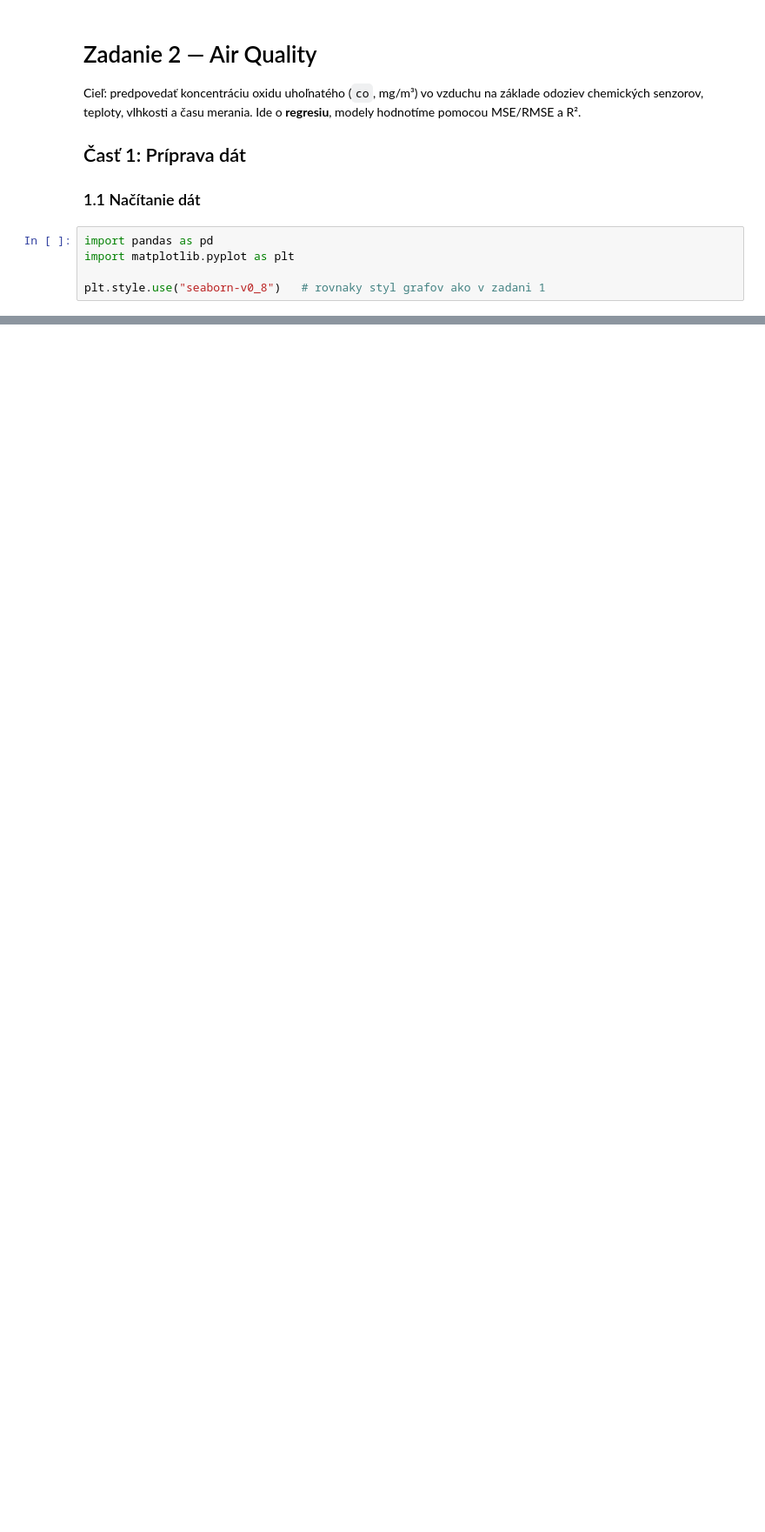
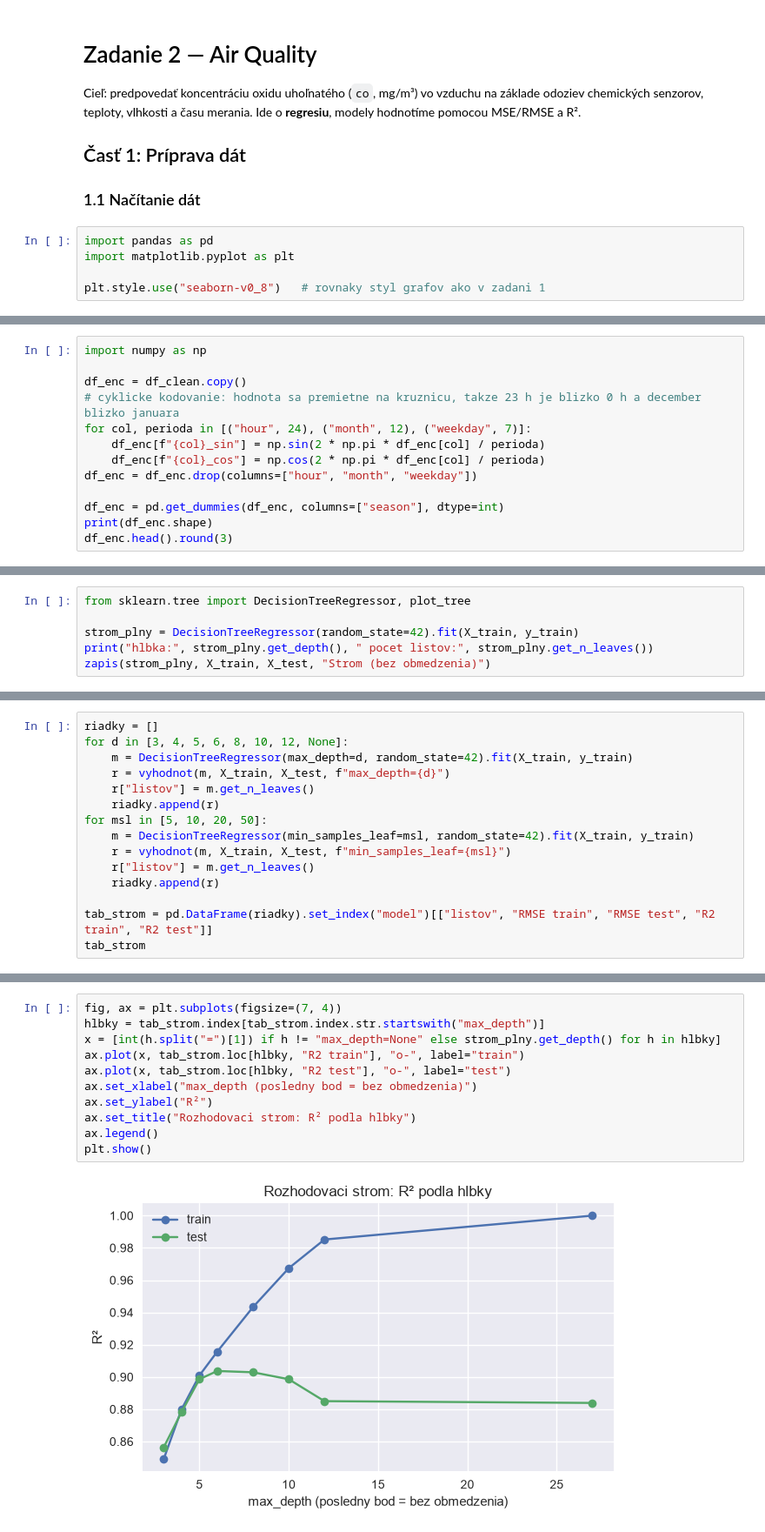
Before and after one commit to IvanYachmenov/SUNS_neural_networks_2, a Jupyter notebook: assignment.ipynb, the cells around one changed output, grey strips where cells are left out. Shown at 87% size. Cells and saved outputs as stored; diff of their text form; blank space fills up the shorter version.

```diff
--- a/assignment.ipynb
+++ b/assignment.ipynb
@@ -52,0 +271,13 @@ df.head(50)
+# %%
+import numpy as np
+
+df_enc = df_clean.copy()
+# cyklicke kodovanie: hodnota sa premietne na kruznicu, takze 23 h je blizko 0 h a december blizko januara
+for col, perioda in [("hour", 24), ("month", 12), ("weekday", 7)]:
+    df_enc[f"{col}_sin"] = np.sin(2 * np.pi * df_enc[col] / perioda)
+    df_enc[f"{col}_cos"] = np.cos(2 * np.pi * df_enc[col] / perioda)
+df_enc = df_enc.drop(columns=["hour", "month", "weekday"])
+
+df_enc = pd.get_dummies(df_enc, columns=["season"], dtype=int)
+print(df_enc.shape)
+df_enc.head().round(3)
@@ -52,0 +430,6 @@ df.head(50)
+# %%
+from sklearn.tree import DecisionTreeRegressor, plot_tree
+
+strom_plny = DecisionTreeRegressor(random_state=42).fit(X_train, y_train)
+print("hlbka:", strom_plny.get_depth(), " pocet listov:", strom_plny.get_n_leaves())
+zapis(strom_plny, X_train, X_test, "Strom (bez obmedzenia)")
@@ -52,0 +443,15 @@ df.head(50)
+# %%
+riadky = []
+for d in [3, 4, 5, 6, 8, 10, 12, None]:
+    m = DecisionTreeRegressor(max_depth=d, random_state=42).fit(X_train, y_train)
+    r = vyhodnot(m, X_train, X_test, f"max_depth={d}")
+    r["listov"] = m.get_n_leaves()
+    riadky.append(r)
+for msl in [5, 10, 20, 50]:
+    m = DecisionTreeRegressor(min_samples_leaf=msl, random_state=42).fit(X_train, y_train)
+    r = vyhodnot(m, X_train, X_test, f"min_samples_leaf={msl}")
+    r["listov"] = m.get_n_leaves()
+    riadky.append(r)
+
+tab_strom = pd.DataFrame(riadky).set_index("model")[["listov", "RMSE train", "RMSE test", "R2 train", "R2 test"]]
+tab_strom
@@ -52,0 +473,13 @@ df.head(50)
+# %%
+fig, ax = plt.subplots(figsize=(7, 4))
+hlbky = tab_strom.index[tab_strom.index.str.startswith("max_depth")]
+x = [int(h.split("=")[1]) if h != "max_depth=None" else strom_plny.get_depth() for h in hlbky]
+ax.plot(x, tab_strom.loc[hlbky, "R2 train"], "o-", label="train")
+ax.plot(x, tab_strom.loc[hlbky, "R2 test"], "o-", label="test")
+ax.set_xlabel("max_depth (posledny bod = bez obmedzenia)")
+ax.set_ylabel("R²")
+ax.set_title("Rozhodovaci strom: R² podla hlbky")
+ax.legend()
+plt.show()
+# %% [output]
+[figure, added]
```
Also changed, not shown: parts of 112 cells of this notebook, 17 other files.
